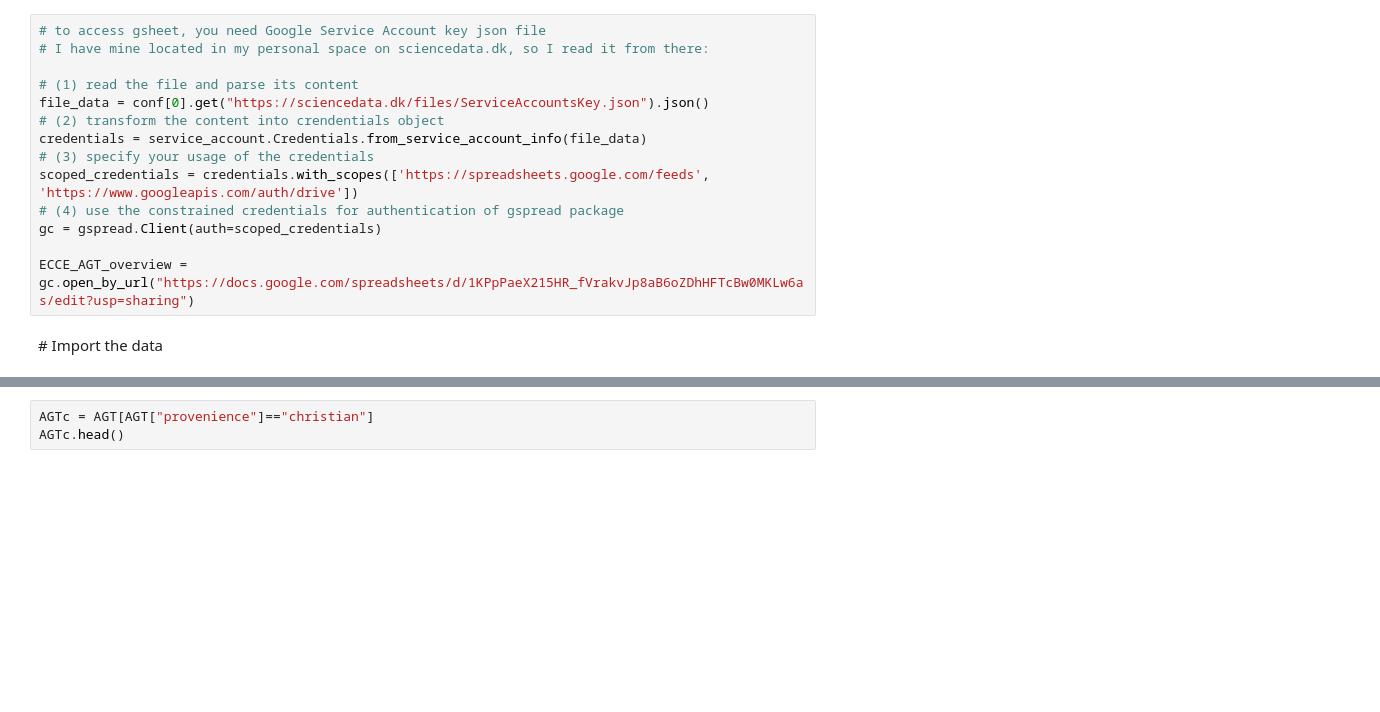
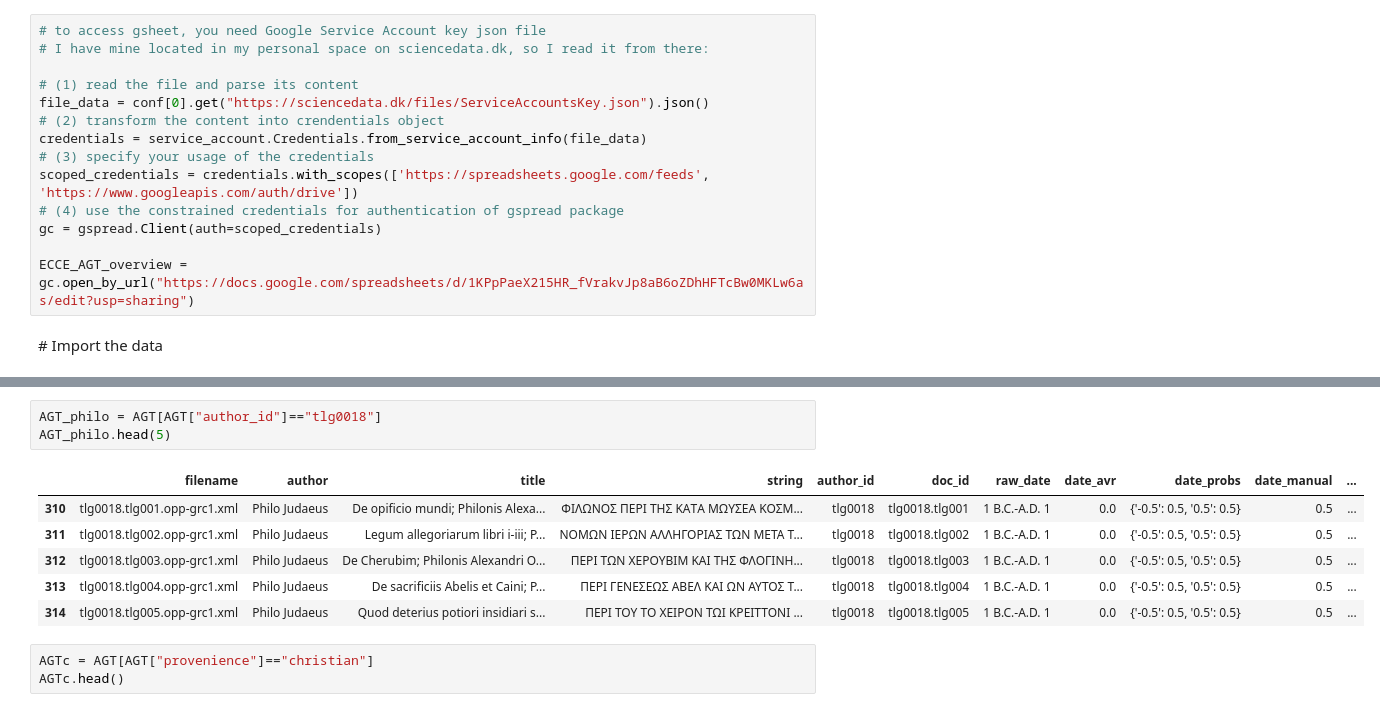
Before and after one commit to kasev/ECCE, a Jupyter notebook: scripts/AGT_IMPORT&OVERVIEW.ipynb, the cells around one changed output, grey strips where cells are left out. Saved outputs shown, nothing was run; the diff lists cells and outputs as text; blank space fills up the shorter version.

```diff
--- a/scripts/AGT_IMPORT&OVERVIEW.ipynb
+++ b/scripts/AGT_IMPORT&OVERVIEW.ipynb
@@ -71,3 +120,13 @@ AGT.head(5)
+# %%
+AGT_philo = AGT[AGT["author_id"]=="tlg0018"]
+AGT_philo.head(5)
+# %% [output]
+|  | filename | author | title | string | author_id | doc_id | raw_date | date_avr | date_probs | date_manual | ... |
+| 310 | tlg0018.tlg001.opp-grc1.xml | Philo Judaeus | De opificio mundi; Philonis Alexa... | ΦIΛΩΝΟΣ ΠΕΡΙ ΤΗΣ ΚΑTΑ ΜΩΥΣΕΑ ΚΟΣΜ... | tlg0018 | tlg0018.tlg001 | 1 B.C.-A.D. 1 | 0.0 | {'-0.5': 0.5, '0.5': 0.5} | 0.5 | ... |
+| 311 | tlg0018.tlg002.opp-grc1.xml | Philo Judaeus | Legum allegoriarum libri i‑iii; P... | ΝΟΜΩΝ ΙΕΡΩΝ ΑΛΛΗΓΟΡΙΑΣ ΤΩΝ ΜΕΤΑ Τ... | tlg0018 | tlg0018.tlg002 | 1 B.C.-A.D. 1 | 0.0 | {'-0.5': 0.5, '0.5': 0.5} | 0.5 | ... |
+| 312 | tlg0018.tlg003.opp-grc1.xml | Philo Judaeus | De Cherubim; Philonis Alexandri O... | ΠΕΡΙ ΤΩΝ ΧΕΡΟΥΒΙΜ ΚΑΙ ΤΗΣ ΦΛΟΓΙΝΗ... | tlg0018 | tlg0018.tlg003 | 1 B.C.-A.D. 1 | 0.0 | {'-0.5': 0.5, '0.5': 0.5} | 0.5 | ... |
+| 313 | tlg0018.tlg004.opp-grc1.xml | Philo Judaeus | De sacrificiis Abelis et Caini; P... | ΠΕΡΙ ΓΕΝΕΣΕΩΣ ΑΒΕΛ ΚΑΙ ΩΝ ΑΥΤΟΣ T... | tlg0018 | tlg0018.tlg004 | 1 B.C.-A.D. 1 | 0.0 | {'-0.5': 0.5, '0.5': 0.5} | 0.5 | ... |
+| 314 | tlg0018.tlg005.opp-grc1.xml | Philo Judaeus | Quod deterius potiori insidiari s... | ΠΕΡΙ ΤΟΥ TO XEIPON ΤΩΙ KPEITTONI ... | tlg0018 | tlg0018.tlg005 | 1 B.C.-A.D. 1 | 0.0 | {'-0.5': 0.5, '0.5': 0.5} | 0.5 | ... |
 # %%
 AGTc = AGT[AGT["provenience"]=="christian"]
 AGTc.head()
```
Also changed, not shown: parts of 9 cells of this notebook.
